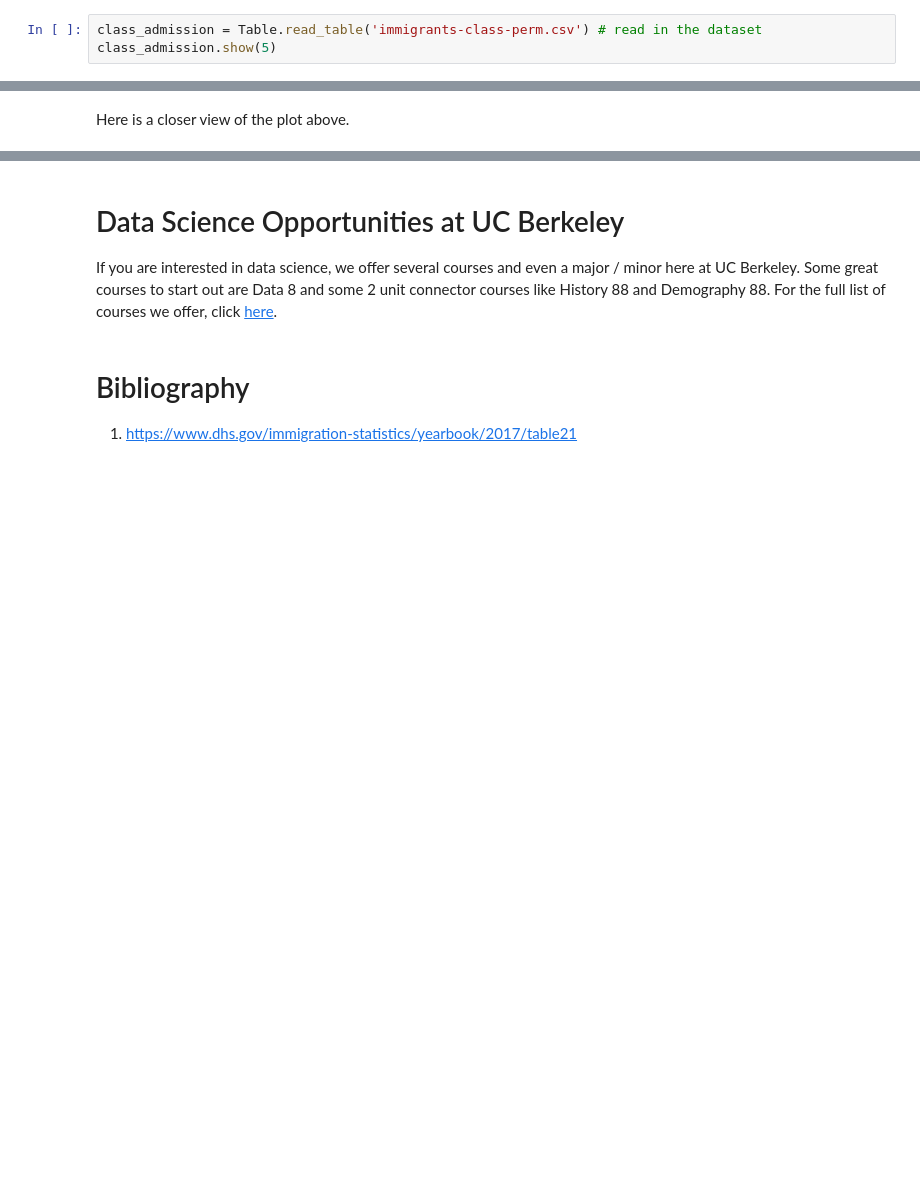
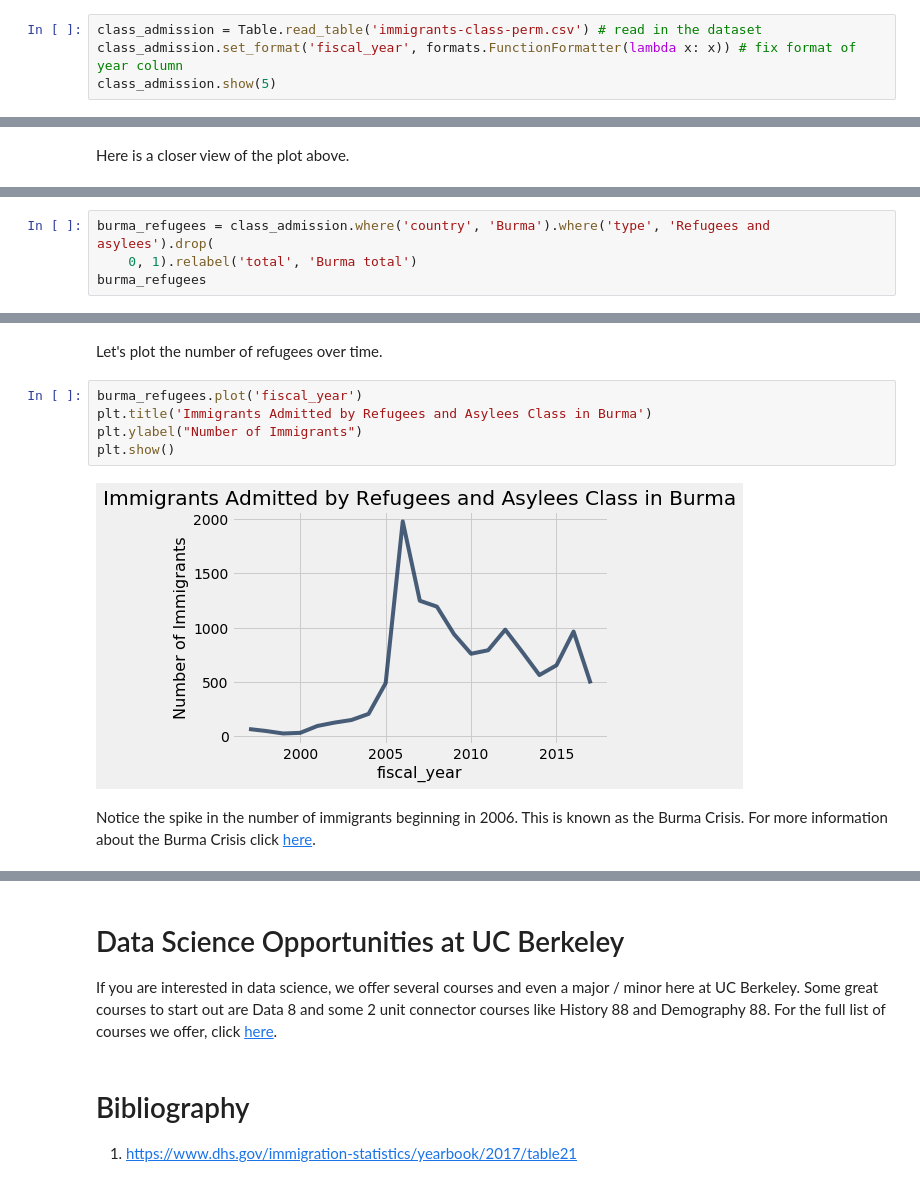
Before and after one commit to ds-modules/POLSCI-5, a Jupyter notebook: Immigration.ipynb, the cells around one changed output, grey strips where cells are left out. Saved outputs shown, nothing was run; the diff lists cells and outputs as text; blank space fills up the shorter version.

```diff
--- a/Immigration.ipynb
+++ b/Immigration.ipynb
@@ -228,4 +205,5 @@ The final table we will explore provides information on the type of admission (c
 Here are the first 5 rows of the table. There are 20907 rows and 4 columns.
 # %%
 class_admission = Table.read_table('immigrants-class-perm.csv') # read in the dataset
+class_admission.set_format('fiscal_year', formats.FunctionFormatter(lambda x: x)) # fix format of year column
 class_admission.show(5)
@@ -340,0 +310,4 @@ plt.show()
+# %%
+burma_refugees = class_admission.where('country', 'Burma').where('type', 'Refugees and asylees').drop(
+    0, 1).relabel('total', 'Burma total')
+burma_refugees
@@ -340,0 +327,11 @@ plt.show()
+# %% [markdown]
+Let's plot the number of refugees over time.
+# %%
+burma_refugees.plot('fiscal_year')
+plt.title('Immigrants Admitted by Refugees and Asylees Class in Burma')
+plt.ylabel("Number of Immigrants")
+plt.show()
+# %% [output]
+[figure, added]
+# %% [markdown]
+Notice the spike in the number of immigrants beginning in 2006. This is known as the Burma Crisis. For more information about the Burma Crisis click [here](https://en.wikipedia.org/wiki/Rohingya_conflict).
```
Also changed, not shown: parts of 86 cells of this notebook.
